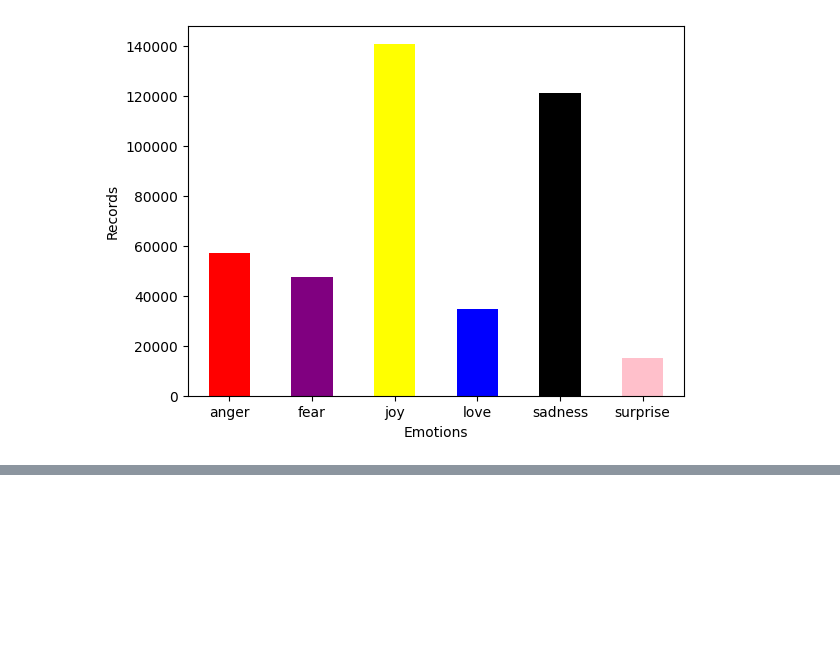
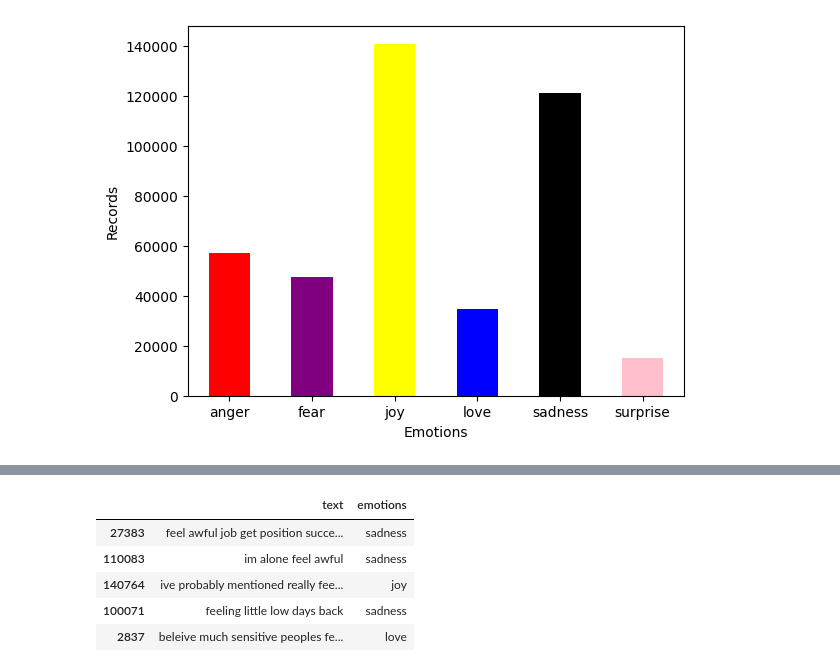
Before and after one commit to adan35/AiDreams, a Jupyter notebook: emotion_detector.ipynb, the cells around one changed output, grey strips where cells are left out. Cells and saved outputs as stored; diff of their text form; code cells hidden in the pictures; blank space fills up the shorter version.

```diff
--- a/emotion_detector.ipynb
+++ b/emotion_detector.ipynb
@@ -85,0 +83,19 @@ dataset.groupby(['emotions'])['emotions'].count().plot.bar(xlabel='Emotions', yl
+# %%
+import re
+import nltk
+nltk.download('stopwords')
+from nltk.corpus import stopwords
+STOPWORDS = set(stopwords.words('english'))
+REPLACE_BY_SPACE_RE = re.compile('[/(){}\[\]\|@,;]')
+BAD_SYMBOLS_RE = re.compile('[^0-9a-z #+_]')
+STOPWORDS = set(stopwords.words('english'))
+# clean the text
+def clean_text(text):
+    text = text.lower() # lowercase text
+    text = REPLACE_BY_SPACE_RE.sub(' ', text) # replace REPLACE_BY_SPACE_RE symbols by space in text. substitute the matched string in REPLACE_BY_SPACE_RE with space.
+    text = BAD_SYMBOLS_RE.sub('', text) # remove symbols which are in BAD_SYMBOLS_RE from text. substitute the matched string in BAD_SYMBOLS_RE with nothing.
+    text = text.replace('x', '')
+    text = ' '.join(word for word in text.split() if word not in STOPWORDS) # remove stopwors from text
+    return text
+# replace the old text with the cleaned text
+dataset['text'] = dataset['text'].apply(clean_text)
@@ -85,0 +106,9 @@ dataset.groupby(['emotions'])['emotions'].count().plot.bar(xlabel='Emotions', yl
+# %%
+dataset.head()
+# %% [output]
+|  | text | emotions |
+| 27383 | feel awful job get position succe... | sadness |
+| 110083 | im alone feel awful | sadness |
+| 140764 | ive probably mentioned really fee... | joy |
+| 100071 | feeling little low days back | sadness |
+| 2837 | beleive much sensitive peoples fe... | love |
```
Also changed, not shown: parts of 3 cells of this notebook.
